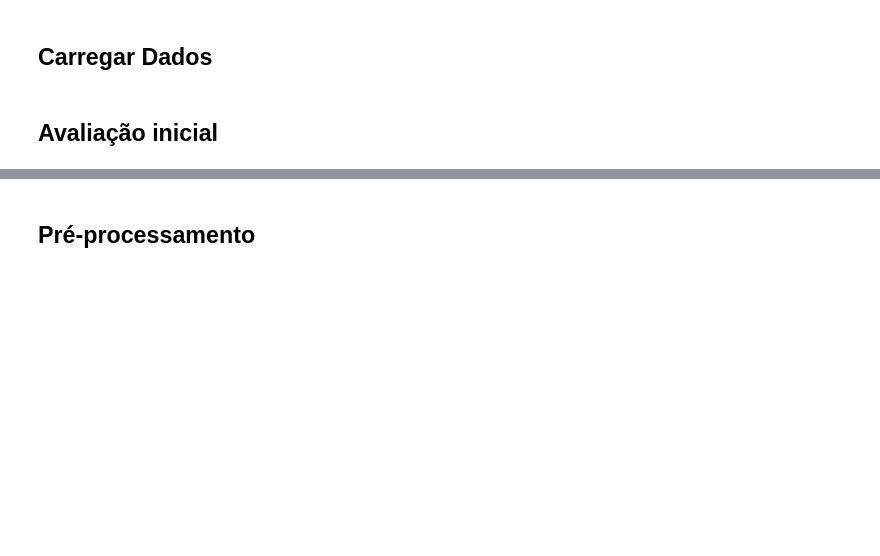
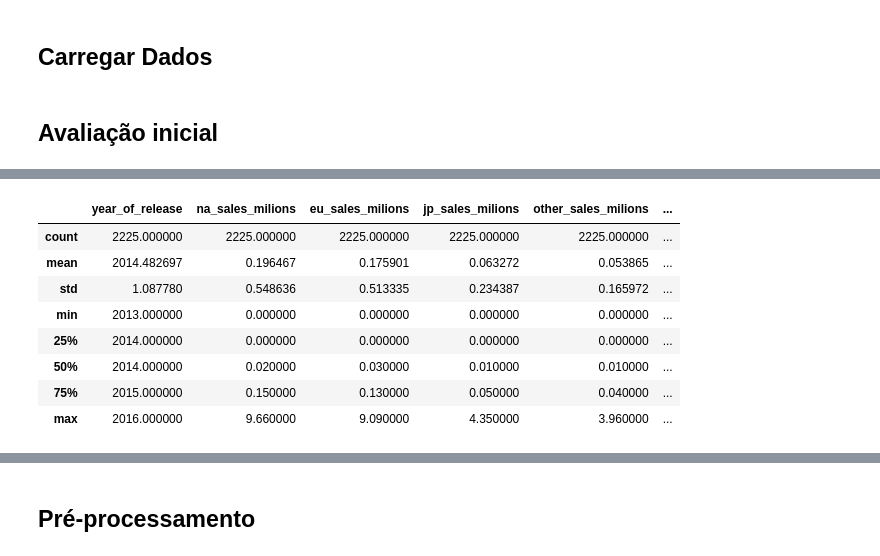
Before and after one commit to pedrolocosta/game-sales-strategy-eda, a Jupyter notebook: notebook.ipynb, the cells around one changed output, grey strips where cells are left out. Cells and saved outputs as stored; diff of their text form; code cells hidden in the pictures; blank space fills up the shorter version.

```diff
--- a/notebook.ipynb
+++ b/notebook.ipynb
@@ -40 +61,14 @@ memory usage: 1.4+ MB
+# %%
+# verificando as estatísticas iniciais dos dados numéricos
+df.describe()
+# %% [output]
+|  | year_of_release | na_sales_milions | eu_sales_milions | jp_sales_milions | other_sales_milions | ... |
+| count | 2225.000000 | 2225.000000 | 2225.000000 | 2225.000000 | 2225.000000 | ... |
+| mean | 2014.482697 | 0.196467 | 0.175901 | 0.063272 | 0.053865 | ... |
+| std | 1.087780 | 0.548636 | 0.513335 | 0.234387 | 0.165972 | ... |
+| min | 2013.000000 | 0.000000 | 0.000000 | 0.000000 | 0.000000 | ... |
+| 25% | 2014.000000 | 0.000000 | 0.000000 | 0.000000 | 0.000000 | ... |
+| 50% | 2014.000000 | 0.020000 | 0.030000 | 0.010000 | 0.010000 | ... |
+| 75% | 2015.000000 | 0.150000 | 0.130000 | 0.050000 | 0.040000 | ... |
+| max | 2016.000000 | 9.660000 | 9.090000 | 4.350000 | 3.960000 | ... |
 # %% [markdown]
```
Also changed, not shown: parts of 26 cells of this notebook.
